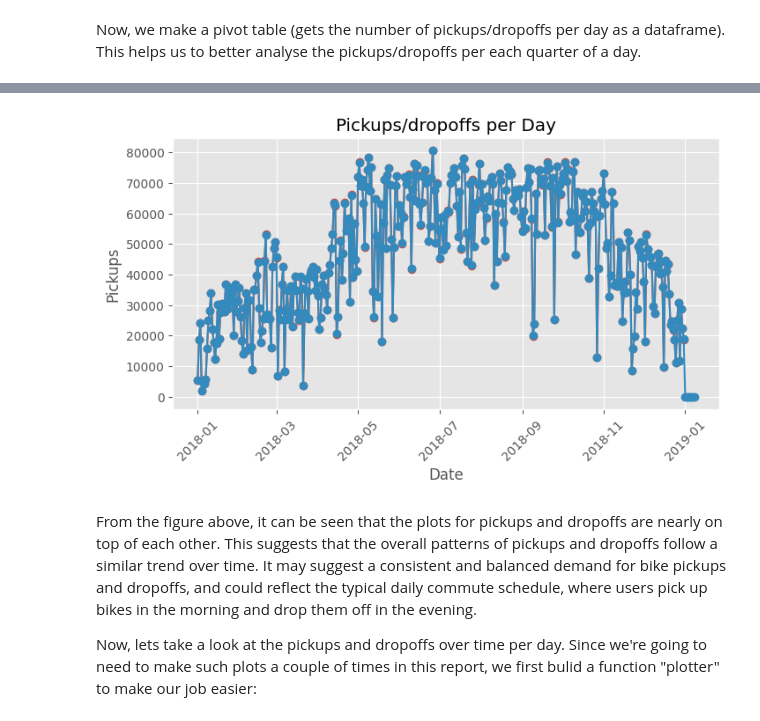
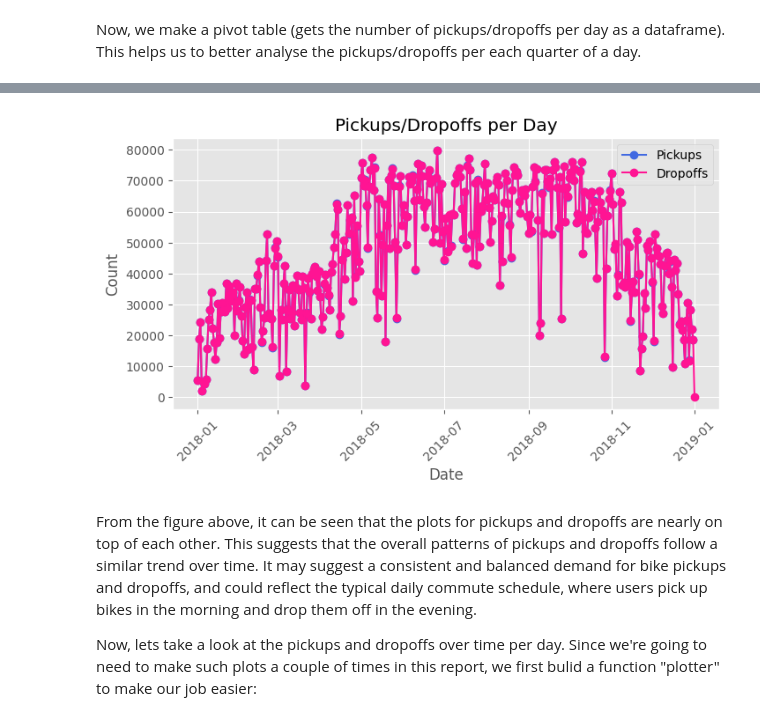
Before and after one commit to IlaAmini/Business-Analytics, a Jupyter notebook: main.ipynb, the cells around one changed output, grey strips where cells are left out. Saved outputs shown, nothing was run; the diff lists cells and outputs as text; code cells hidden in the pictures.

```diff
--- a/main.ipynb
+++ b/main.ipynb
@@ -122,4 +119,0 @@ It can be seen that the starttime and stoptime are of type of object. We convert
-# %%
-# Conversion from string to datetime
-df['starttime'] = pd.to_datetime(df['starttime'], format="%Y-%m-%d %H:%M:%S.%f")
-df['stoptime'] = pd.to_datetime(df['stoptime'], format="%Y-%m-%d %H:%M:%S.%f")
@@ -128,5 +120,3 @@ Also, the column "Unnamed: 0" could be dropped since there is no useful informat
-# %%
-df = df.drop('Unnamed: 0', axis=1)
 # %% [markdown]
 Let's observe wether null values are present in the Data frame
 # %%
@@ -507,7 +452,7 @@ plt.show()
 # %%
 # Group by 15-minute intervals and count the number of trips in each interval
-dropoffs = df.groupby(pd.Grouper(key='stoptime', freq='15T')).size().reset_index(name='dropoffs_num')
-pickups = df.groupby(pd.Grouper(key='starttime', freq='15T')).size().reset_index(name='pickups_num')
+pickups = outlier_free_data.groupby(pd.Grouper(freq='15T')).size().reset_index(name='pickups_num')
+dropoffs = outlier_free_data.groupby(pd.Grouper(key='stoptime', freq='15T')).size().reset_index(name='dropoffs_num')
 # %%
 # check if the number of pickpus and dropoffs matches the number of the rows
 print(pickups['pickups_num'].sum() == len(df))
@@ -553,22 +498,23 @@ dropoffs_pivot.head()
 # %%
 """  pickups and dropoffs per day """
 pickups_pivot.replace('NaN', np.nan, inplace=True)
 dropoffs_pivot.replace('NaN', np.nan, inplace=True)
 
 daily_pickups = pickups_pivot.sum(axis=1)
 daily_dropoffs = dropoffs_pivot.sum(axis=1)
 
-# Plot the line chart
+# Plot the line chart with "dark pink" color
 plt.figure(figsize=(8, 4))
-plt.plot(daily_pickups.index, daily_pickups.values, marker='o', linestyle='-')
-plt.plot(daily_dropoffs.index, daily_dropoffs.values, marker='o', linestyle='-')
-plt.title('Pickups/dropoffs per Day')
+plt.plot(daily_pickups.index, daily_pickups.values, marker='o', linestyle='-', label='Pickups', color='RoyalBlue')
+plt.plot(daily_dropoffs.index, daily_dropoffs.values, marker='o', linestyle='-', label='Dropoffs', color='DeepPink')
+plt.title('Pickups/Dropoffs per Day')
 plt.xlabel('Date')
-plt.ylabel('Pickups')
+plt.ylabel('Count')
 plt.xticks(rotation=45)
+plt.legend()  # Add legend to differentiate between pickups and dropoffs
 plt.show()
 # %% [output]
-[figure, old version]
+[figure, new version]
 # %% [markdown]
 From the figure above, it can be seen that the plots for pickups and dropoffs are nearly on top of each other. This suggests that the overall patterns of pickups and dropoffs follow a similar trend over time. It may suggest a consistent and balanced demand for bike pickups and dropoffs, and could reflect the typical daily commute schedule, where users pick up bikes in the morning and drop them off in the evening.
 
```
Also changed, not shown: parts of 27 cells of this notebook.
